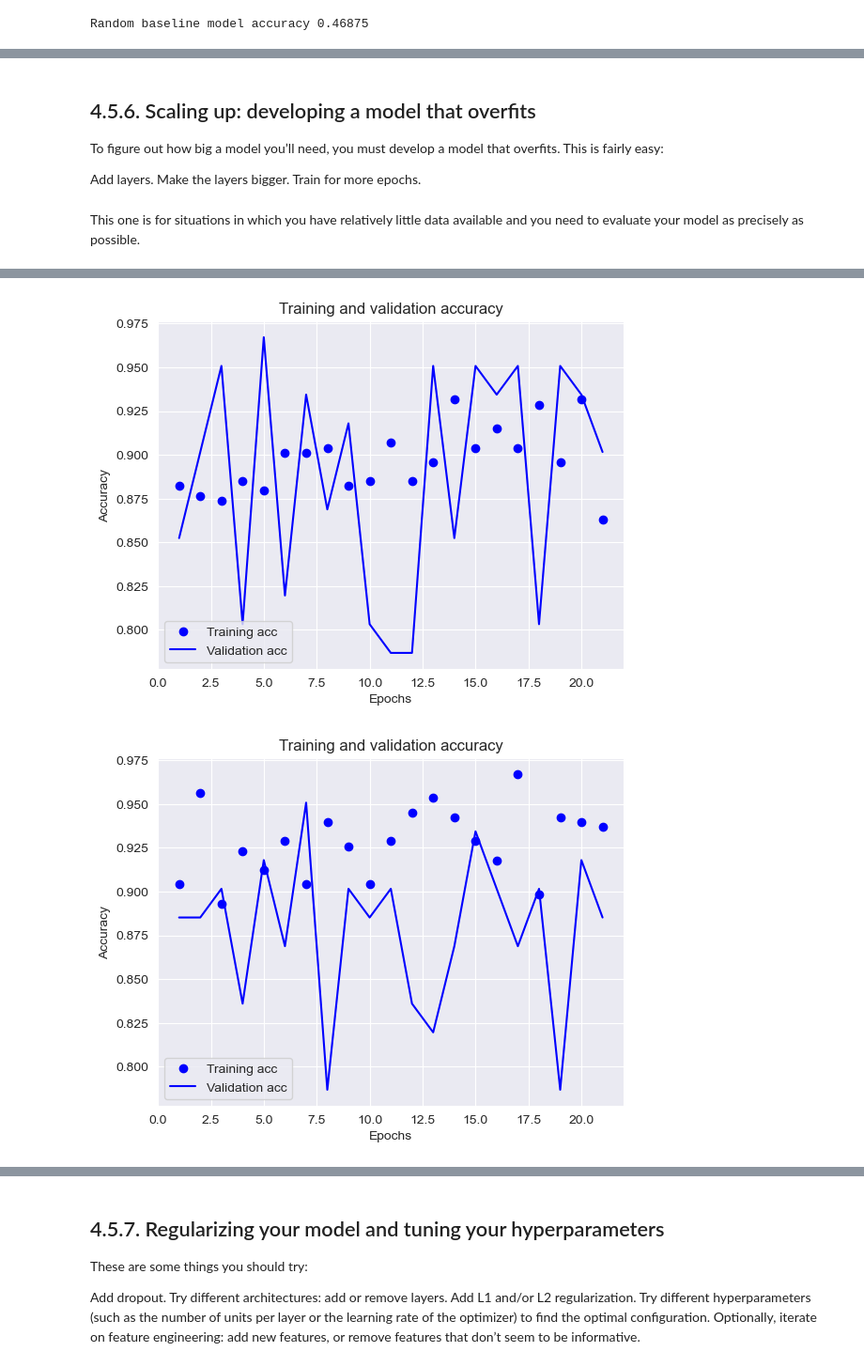
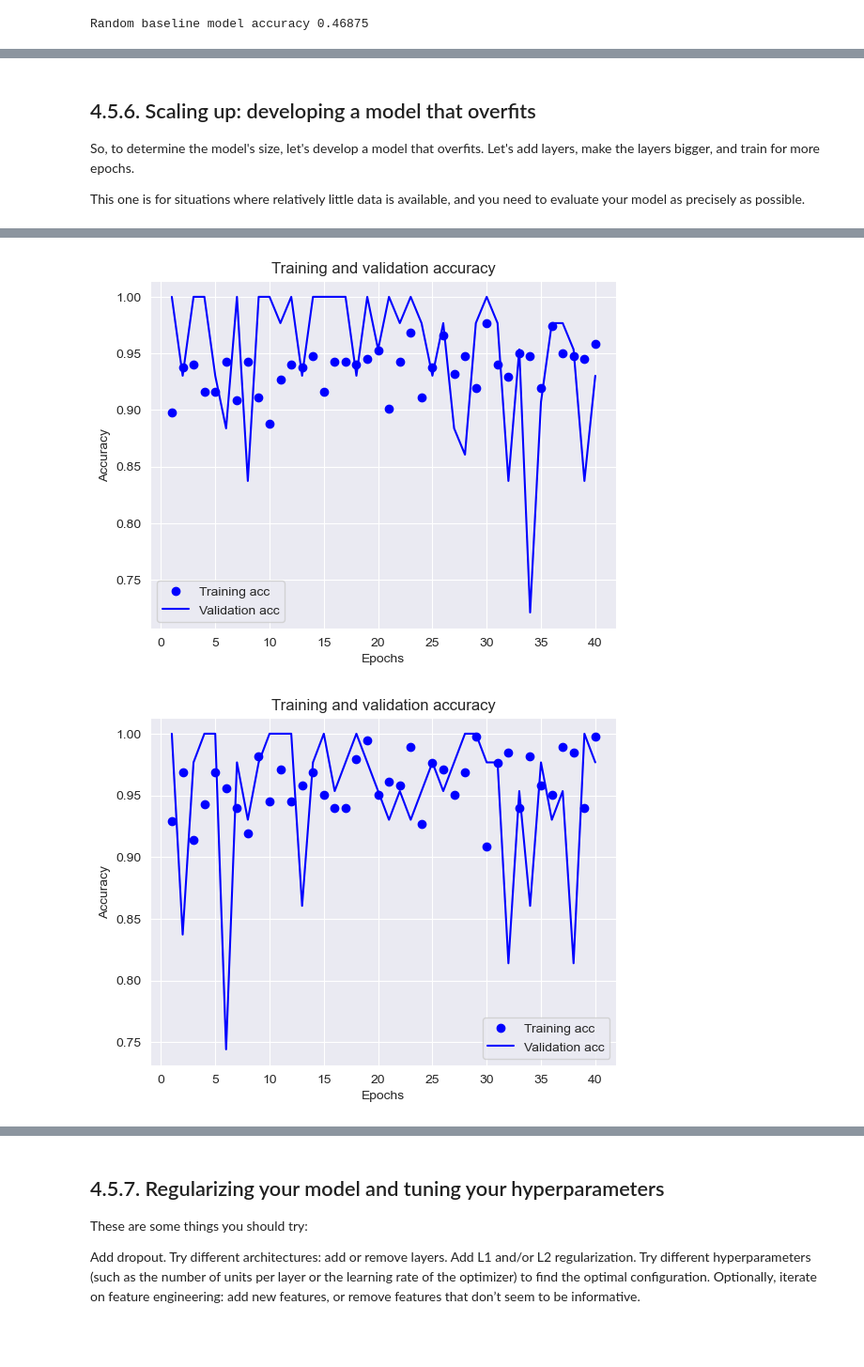
Before and after one commit to nixspirit/ml-projects, a Jupyter notebook: labs/final/final.ipynb, the cells around one changed output, grey strips where cells are left out. Shown at 94% size. Saved outputs shown, nothing was run; the diff lists cells and outputs as text; code cells hidden in the pictures; blank space fills up the shorter version.

```diff
--- a/labs/final/final.ipynb
+++ b/labs/final/final.ipynb
@@ -273,22 +265,20 @@ so i need to split seasons_data_all_features to training and validation data
 # %% [markdown]
 ## 4.5.6. Scaling up: developing a model that overfits
-To figure out how big a model you’ll need, you must develop a model that overfits. This is fairly easy:
+So, to determine the model's size, let's develop a model that overfits.
+Let's add layers, make the layers bigger, and train for more epochs.
 
-Add layers.
-Make the layers bigger.
-Train for more epochs.
+This one is for situations where relatively little data is available, and you need to evaluate your model as precisely as possible.
-# %% [markdown]
-This one is for situations in which you have relatively little data available and you need to evaluate your model as precisely as possible.
 # %%
 from sklearn.model_selection import StratifiedKFold
 
-k = 7
-advanced_epochs = 21
-advanced_batch_size = 128
+k = 10
+advanced_epochs = 40
+advanced_batch_size = 32
 scores = []
 
 advanced_model = Sequential([
-    Dense(256, activation='relu', input_shape=(seasons_data_all.shape[1],)),
+    Dense(512, activation='relu', input_shape=(seasons_data_all.shape[1],)),
+    Dense(256, activation='relu', ),
     Dense(128, activation='relu', ),
     Dense(64, activation='relu', ),
     Dense(32, activation='relu', ),
@@ -306,7 +296,7 @@ for train_idx, val_idx in kfold.split(data, target):
     scores.append(advanced_model.fit(X_train_fold,
                                      y_train_fold,
                                      epochs=advanced_epochs,
-                                     # batch_size=advanced_batch_size,
+                                     batch_size=advanced_batch_size,
                                      validation_data=(X_val_fold, y_val_fold)))
 
 for hist in scores:
@@ -339,2 +329,2 @@ Epoch 21/21
-[figure, old version]
+[figure, new version]
-[figure, old version]
+[figure, new version]
```
Also changed, not shown: parts of 24 cells of this notebook.
